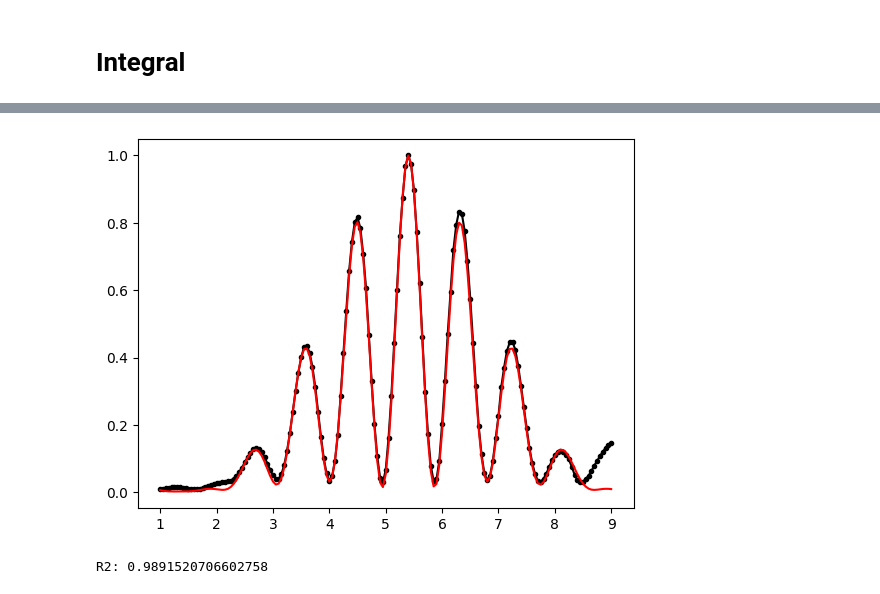
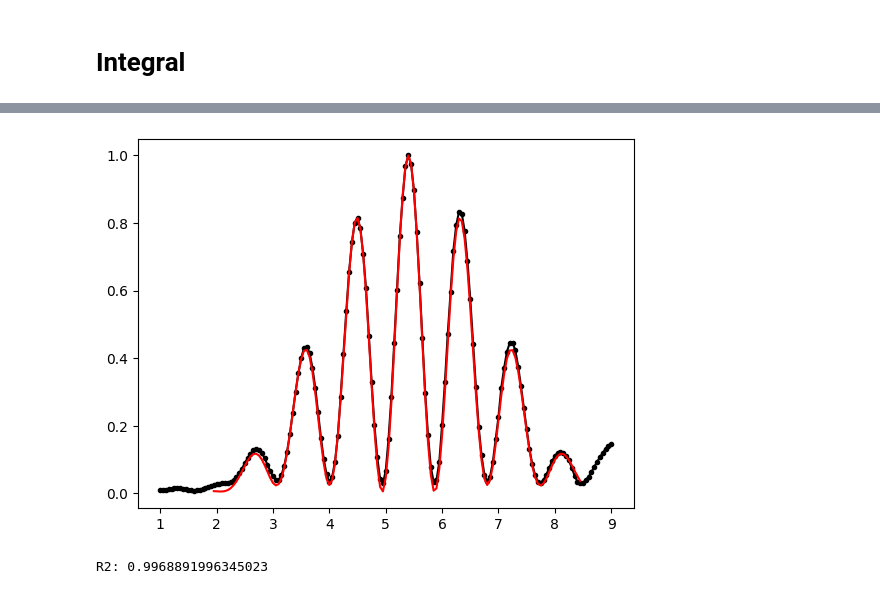
Before and after one commit to IntermidiatePhysicsExperiment/Single-Photon-Interference, a Jupyter notebook: integral_fitting.ipynb, the cells around one changed output, grey strips where cells are left out. Cells and saved outputs as stored; diff of their text form; code cells hidden in the pictures.

```diff
--- a/integral_fitting.ipynb
+++ b/integral_fitting.ipynb
@@ -57,7 +77,7 @@ I = I0 * th.square(th.sin(beta) / beta) * th.square(th.cos(gamma))
 # %%
 optimizer = th.optim.Adam([transform, k, L, h, b], lr=1e-7)
 pos, volt = get_data(14)
-volt_tensor = th.tensor(volt, dtype=th.float64, device=device)
+volt_tensor = th.tensor(volt[pos_arg], dtype=th.float64, device=device)
 for i in range(10000):
   optimizer.zero_grad()
   theta = ((x-transform) / L)
@@ -72,7 +92,7 @@ for i in range(10000):
     print(f"loss: {float(loss)}")
     print(f"transform: {float(transform)}")
     print(f"lambda: {2 * th.pi / float(k) * 1e9} nm")
-    plt.plot(pos, volt_tensor, color='black', marker='o', mfc='black', mec='black', ms=3)
+    plt.plot(pos, volt, color='black', marker='o', mfc='black', mec='black', ms=3)
     plt.plot(x * 1e3, I.detach().numpy(), color='red')
     plt.show()
 
@@ -94,7 +114,7 @@ h = th.tensor(GAP_DOUBLE_SLIT[14], dtype=th.float64, device=device, requires_gra
 b = th.tensor(85e-6, dtype=th.float64, device=device, requires_grad=True)
 L = th.tensor(0.489, dtype=th.float64, device=device, requires_grad=True)
 transform = th.tensor(5e-3, dtype=th.float64, device=device, requires_grad=True)
-x = th.linspace(1e-3, 8.9999e-3, 161)
+x = th.linspace(*pos_range)
 theta = ((x-transform) / L)
 beta = 1/2 * k * b * th.sin(theta)
 gamma = 1/2 * k * h * th.sin(theta)
@@ -102,7 +122,7 @@ I = I0 * th.square(th.sin(beta) / beta) * th.square(th.cos(gamma))
 # %%
 optimizer = th.optim.Adam([transform, k, L, h, b], lr=1e-7)
 pos, volt = get_data(14)
-volt_tensor = th.tensor(volt, dtype=th.float64, device=device)
+volt_tensor = th.tensor(volt[pos_arg], dtype=th.float64, device=device)
 for i in range(10000):
   optimizer.zero_grad()
   theta = ((x-transform) / L)
@@ -117,7 +137,7 @@ for i in range(10000):
     print(f"loss: {float(loss)}")
     print(f"transform: {float(transform)}")
     print(f"lambda: {2 * th.pi / float(k) * 1e9} nm")
-    plt.plot(pos, volt_tensor, color='black', marker='o', mfc='black', mec='black', ms=3)
+    plt.plot(pos, volt, color='black', marker='o', mfc='black', mec='black', ms=3)
     plt.plot(x * 1e3, I.detach().numpy(), color='red')
     plt.show()
 
@@ -127,26 +153,26 @@ print(f"R2: {float(R2)}")
 I0 = I0
 h = h
 lamb0 = 2 * th.pi / k
-z = th.linspace(-0.2, 0.2, 41)
+z = th.linspace(-0.2, 0.2, 81)
 alpha = th.tensor(1, dtype=th.float64, device=device, requires_grad=True)
-k = k * (1 + z)
+k_tensor = k * (1 + z)
 p = 1 / (1 + th.square(z / alpha))
 b = b
 L = L
 transform = transform
-x = th.linspace(1e-3, 8.9999e-3, 161)
+x = th.linspace(*pos_range)
 theta = ((x-transform) / L)
-beta = 1/2 * k[:, None] * b * th.sin(theta)[None, :]
-gamma = 1/2 * k[:, None] * h * th.sin(theta)[None, :]
+beta = 1/2 * k_tensor[:, None] * b * th.sin(theta)[None, :]
+gamma = 1/2 * k_tensor[:, None] * h * th.sin(theta)[None, :]
 I = I0 * th.square(th.sin(beta) / beta) * th.square(th.cos(gamma))
 I = th.sum(I * p[:, None], axis=0) / th.sum(p)
 # %%
-optimizer = th.optim.Adam([alpha], lr=1e-6)
+optimizer = th.optim.Adam([alpha], lr=1e-3)
 pos, volt = get_data(14)
-volt_tensor = th.tensor(volt, dtype=th.float64, device=device)
+volt_tensor = th.tensor(volt[pos_arg], dtype=th.float64, device=device)
 I1 = I0 * th.square(th.sin(beta) / beta) * th.square(th.cos(gamma))
 I1 = I1.detach()
-for i in range(10000):
+for i in range(5000):
   optimizer.zero_grad()
   p = 1 / (1 + th.square(z / alpha))
   I = th.sum(I1 * p[:, None], axis=0) / th.sum(p)
@@ -157,7 +183,7 @@ for i in range(10000):
     clear_output(wait=True)
     print(f"loss: {float(loss)}")
     print(f"alpha: {float(alpha)}")
-    plt.plot(pos, volt_tensor, color='black', marker='o', mfc='black', mec='black', ms=3)
+    plt.plot(pos, volt, color='black', marker='o', mfc='black', mec='black', ms=3)
     plt.plot(x * 1e3, I.detach().numpy(), color='red')
     plt.show()
 R2 = 1 - th.sum(th.square(volt_tensor - I)) / th.sum(th.square(volt_tensor - th.mean(volt_tensor)))
@@ -168,2 +194,2 @@ alpha: 0.0029516514147274295
-[figure, old version]
+[figure, new version]
-R2: 0.9891520706602758
+R2: 0.9968891996345023
```
Also changed, not shown: parts of 7 cells of this notebook.
